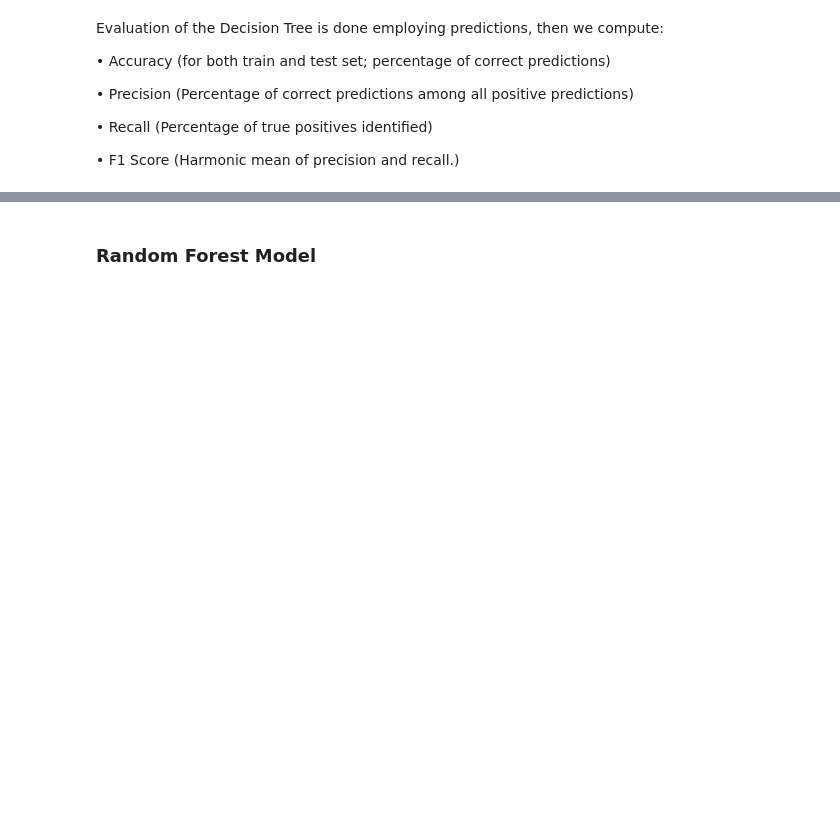
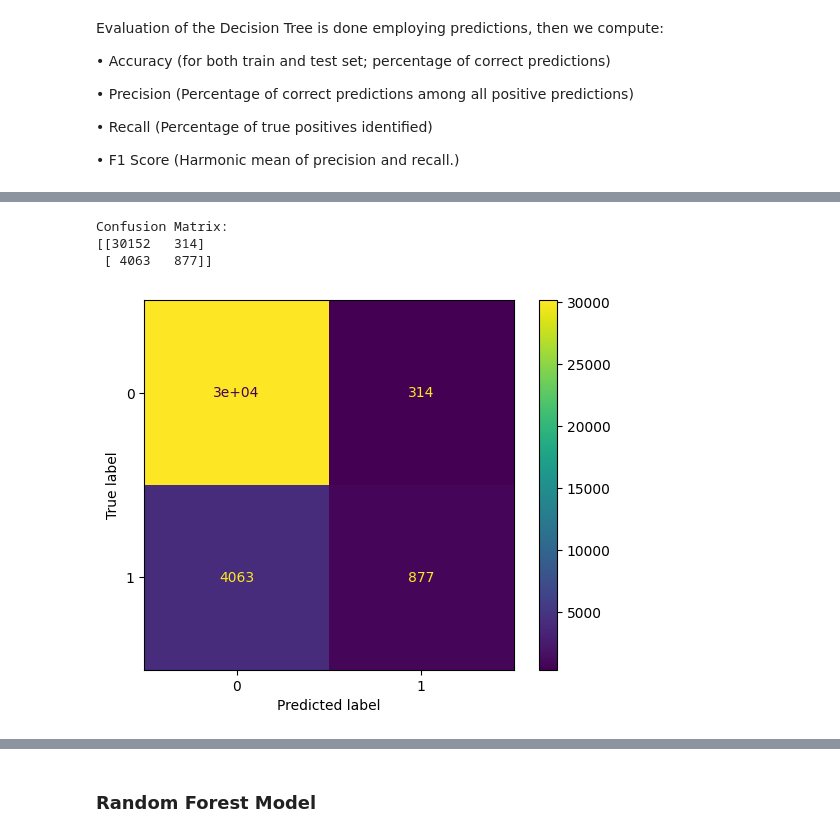
Before and after one commit to leomanne/Data-Mining, a Jupyter notebook: fourth_task.ipynb, the cells around one changed output, grey strips where cells are left out. Saved outputs shown, nothing was run; the diff lists cells and outputs as text; code cells hidden in the pictures; blank space fills up the shorter version.

```diff
--- a/fourth_task.ipynb
+++ b/fourth_task.ipynb
@@ -294,3 +122,0 @@ We conclude this section with *date* normalization, as previously promised.
-# %%
-# Normalization for 'date'
-data_merged['date'] = (data_merged['date'] - data_merged['date'].min()) / (data_merged['date'].max() - data_merged['date'].min())
@@ -382,14 +318,14 @@ Evaluation of the Decision Tree is done employing predictions, then we compute:
 
 • F1 Score (Harmonic mean of precision and recall.)
 # %%
-#Predictions: use the trained model to make predictions on the training and test datasets.
-train_pred_dt = dt.predict(train_set)
-test_pred_dt = dt.predict(test_set)
+#Prediction over training and test dataset employing Decision Tree
+train_pred_dt = dt.predict(x_train)
+test_pred_dt = dt.predict(x_test)
 
-#Evaluate metrics
-from sklearn import metrics
-print('Accuracy train set:', metrics.accuracy_score(train_label, train_pred_dt)) #Accuracy
-print('Accuracy test set:', metrics.accuracy_score(test_label, test_pred_dt)) #Accuracy
-print('Precision:', metrics.precision_score(test_label, test_pred_dt, average='weighted')) #Precision: Percentage of correct predictions among all positive predictions.
-print('Recall:', metrics.recall_score(test_label, test_pred_dt, average='weighted')) #Recall
-print('F1 Score:', metrics.f1_score(test_label, test_pred_dt, average='weighted')) #F1 Score
+#Compute the performance of the model
+print('Accuracy train set ', metrics.accuracy_score(y_train, train_pred_dt))
+print('Accuracy test set ', metrics.accuracy_score(y_test, test_pred_dt))
+print('Precision train set ', metrics.precision_score(y_train, train_pred_dt, average='weighted'))
+print('Recall train set ', metrics.recall_score(y_train, train_pred_dt, average='weighted'))
+print('F1 score train set ', metrics.f1_score(y_train, train_pred_dt, average='weighted'))
+print('Support train set ', metrics.precision_recall_fscore_support(y_train, train_pred_dt))
@@ -396,6 +339,13 @@ print('F1 Score:', metrics.f1_score(test_label, test_pred_dt, average='weighted'
 # %%
 #Compute and visualize Confusion Matrix
-cm = confusion_matrix(test_label, test_pred_dt)
+cm = confusion_matrix(y_test, test_pred_dt)
+print("Confusion Matrix:")
+print(cm)
 disp = ConfusionMatrixDisplay(confusion_matrix=cm, display_labels=dt.classes_)
 disp.plot()
 plt.show()
+# %% [output]
+Confusion Matrix:
+[[30152   314]
+ [ 4063   877]]
+[figure, added]
```
Also changed, not shown: parts of 85 cells of this notebook.
